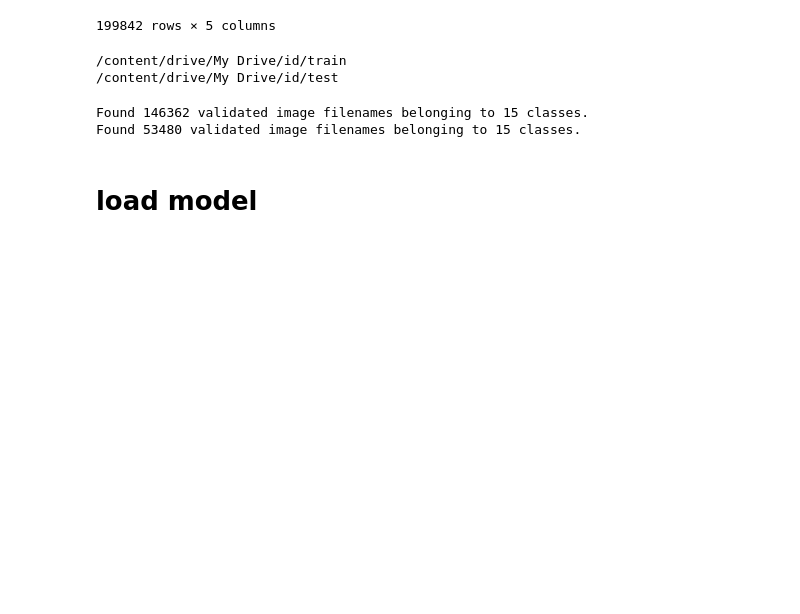
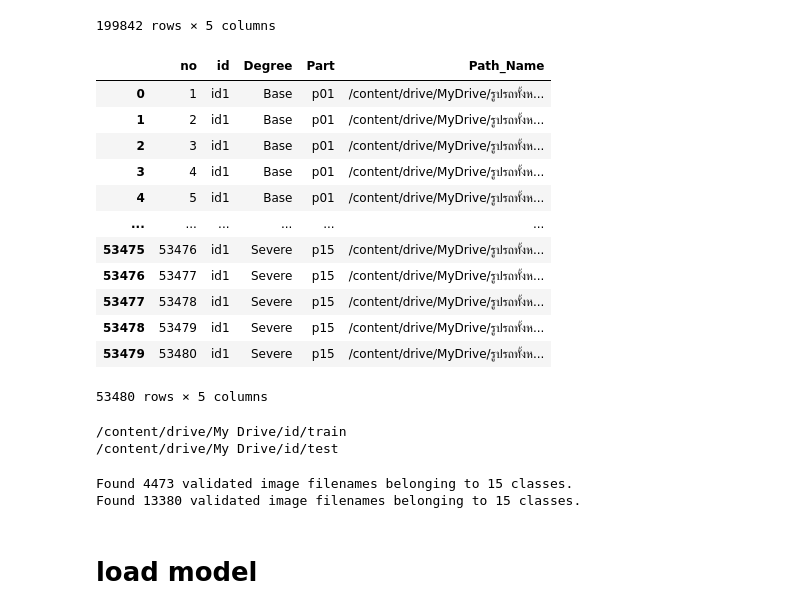
Before and after one commit to thanaphornkanking/Project, a Jupyter notebook: เทรนโมเดลต่อด้วย_id14(200).ipynb, the cells around one changed output. Drawn from its saved outputs; the diff is of its cells as text; code cells hidden in the pictures; blank space fills up the shorter version.

```diff
--- a/เทรนโมเดลต่อด้วย_id14(200).ipynb
+++ b/เทรนโมเดลต่อด้วย_id14(200).ipynb
@@ -97,4 +97,21 @@ df
 | 199840 | 199841 | id14 | moderate | p15 | /content/drive/MyDrive/รูปรถทั้งห... |
 | 199841 | 199842 | id14 | moderate | p15 | /content/drive/MyDrive/รูปรถทั้งห... |
 199842 rows × 5 columns
+# %%
+df2 = pd.read_csv (r'/content/drive/MyDrive/รูปรถทั้งหมด(old)/id_1_car.csv')
+df2
+# %% [output]
+|  | no | id | Degree | Part | Path_Name |
+| 0 | 1 | id1 | Base | p01 | /content/drive/MyDrive/รูปรถทั้งห... |
+| 1 | 2 | id1 | Base | p01 | /content/drive/MyDrive/รูปรถทั้งห... |
+| 2 | 3 | id1 | Base | p01 | /content/drive/MyDrive/รูปรถทั้งห... |
+| 3 | 4 | id1 | Base | p01 | /content/drive/MyDrive/รูปรถทั้งห... |
+| 4 | 5 | id1 | Base | p01 | /content/drive/MyDrive/รูปรถทั้งห... |
+| ... | ... | ... | ... | ... | ... |
+| 53475 | 53476 | id1 | Severe | p15 | /content/drive/MyDrive/รูปรถทั้งห... |
+| 53476 | 53477 | id1 | Severe | p15 | /content/drive/MyDrive/รูปรถทั้งห... |
+| 53477 | 53478 | id1 | Severe | p15 | /content/drive/MyDrive/รูปรถทั้งห... |
+| 53478 | 53479 | id1 | Severe | p15 | /content/drive/MyDrive/รูปรถทั้งห... |
+| 53479 | 53480 | id1 | Severe | p15 | /content/drive/MyDrive/รูปรถทั้งห... |
+53480 rows × 5 columns
 # %%
@@ -127,24 +144,24 @@ train_datagen = ImageDataGenerator(
 
 # Note that the validation data should not be augmented!
 test_datagen = ImageDataGenerator(rescale=1./255)
+
+train_generator = train_datagen.flow_from_dataframe(
+        dataframe = train,
+        directory = train_dir,
+        x_col = 'Path_Name',
+        y_col = 'Part',
+        target_size=(height, width),
+        batch_size=batch_size)
+
+test_generator = test_datagen.flow_from_dataframe(
+        dataframe = test,
+        directory = test_dir,
+        x_col = 'Path_Name',
+        y_col = 'Part',
+        target_size=(height, width),
+        batch_size=batch_size)
+# %% [output]
+Found 4473 validated image filenames belonging to 15 classes.
+Found 13380 validated image filenames belonging to 15 classes.
-# %%
-train_generator = train_datagen.flow_from_dataframe(
-        dataframe = train,
-        directory = train_dir,
-        x_col = 'Path_Name',
-        y_col = 'Part',
-        target_size=(height, width),
-        batch_size=batch_size)
-
-test_generator = test_datagen.flow_from_dataframe(
-        dataframe = test,
-        directory = test_dir,
-        x_col = 'Path_Name',
-        y_col = 'Part',
-        target_size=(height, width),
-        batch_size=batch_size)
-# %% [output]
-Found 146362 validated image filenames belonging to 15 classes.
-Found 53480 validated image filenames belonging to 15 classes.
 # %% [markdown]
 # load model
```
Also changed, not shown: parts of 9 cells of this notebook.
